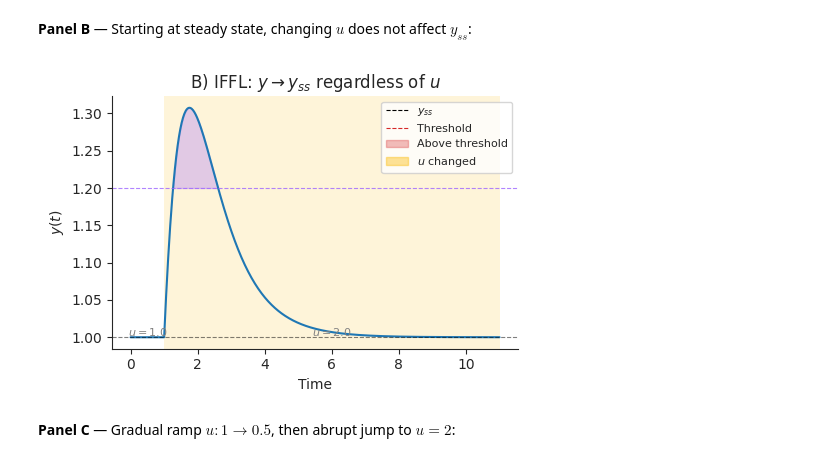
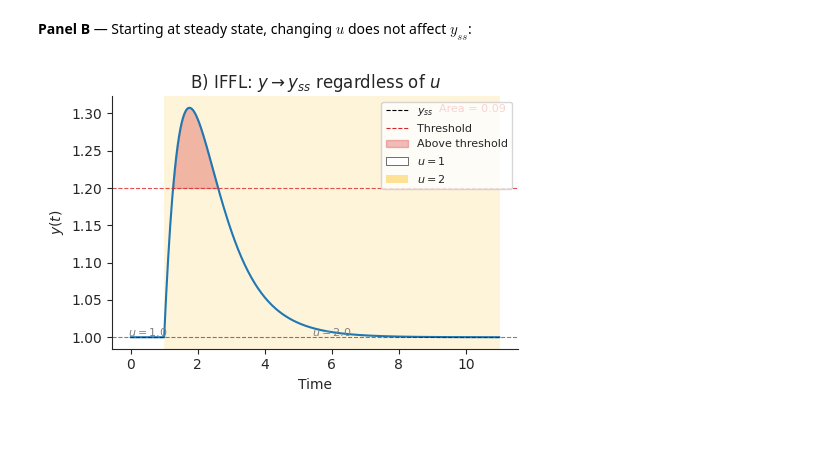
Before and after one commit to Liamir/autodiff-control, a Jupyter notebook: notebooks/figure3.ipynb, the cells around one changed output. Drawn from its saved outputs; the diff is of its cells as text; code cells hidden in the pictures; blank space fills up the shorter version.

```diff
--- a/notebooks/figure3.ipynb
+++ b/notebooks/figure3.ipynb
@@ -189,35 +200,37 @@ plt.show()
 # %%
 # Panel B: standalone plot
 THRESHOLD = 1.2
 
 fig, ax = plt.subplots(figsize=(5, 3.5))
 
 ax.axvspan(data_B['t_switch'], data_B['t'].max(), color='#fcba03', alpha=0.15, lw=0)
 ax.plot(data_B['t'], data_B['y'], lw=1.5, color='C0')
 ax.fill_between(data_B['t'], THRESHOLD, data_B['y'],
-                where=(data_B['y'] > THRESHOLD), color='#9e66ff', alpha=0.3, interpolate=True)
+                where=(data_B['y'] > THRESHOLD), color='C3', alpha=0.3, interpolate=True)
 ax.axhline(data_B['y_ss'], color='black', ls='--', lw=0.8, alpha=0.5)
-ax.axhline(THRESHOLD, color='#9e66ff', ls='--', lw=0.8, alpha=0.8)
+ax.axhline(THRESHOLD, color='C3', ls='--', lw=0.8, alpha=0.8)
 ax.set_ylabel('$y(t)$')
 ax.set_xlabel('Time')
 ax.set_title(r'B) IFFL: $y \to y_{ss}$ regardless of $u$')
 
 ax.text(0.5, 0.05, data_B['label_base'], ha='center', fontsize=8, color='gray',
         transform=ax.get_xaxis_transform())
 ax.text(6.0, 0.05, data_B['label_pert'], ha='center', fontsize=8, color='gray',
         transform=ax.get_xaxis_transform())
 
+ax.text(0.97, 0.97, f'Area = {area_B:.2f}', transform=ax.transAxes,
+        fontsize=8, ha='right', va='top', color='C3')
+
 ax.legend(handles=[
     plt.Line2D([0],[0], color='black', ls='--', lw=0.8, label=r'$y_{ss}$'),
     plt.Line2D([0],[0], color='C3',   ls='--', lw=0.8, label='Threshold'),
     mpatches.Patch(color='C3', alpha=0.3, label='Above threshold'),
-    mpatches.Patch(color='#fcba03', alpha=0.4, label='$u$ changed'),
+    mpatches.Patch(facecolor='white', edgecolor='black', linewidth=0.4, label='$u=1$'),
+    mpatches.Patch(facecolor='#fcba03', edgecolor='none', alpha=0.4, label='$u=2$'),
 ], fontsize=8, loc='upper right')
 clean_ax(ax)
 plt.tight_layout()
 fig.savefig('figure3_panelB.pdf', bbox_inches='tight')
 plt.show()
 # %% [output]
-[figure, old version]
+[figure, new version]
-# %% [markdown]
-**Panel C** — Gradual ramp $u: 1 \to 0.5$, then abrupt jump to $u=2$:
```
Also changed, not shown: parts of 8 cells of this notebook, 20 other files.
